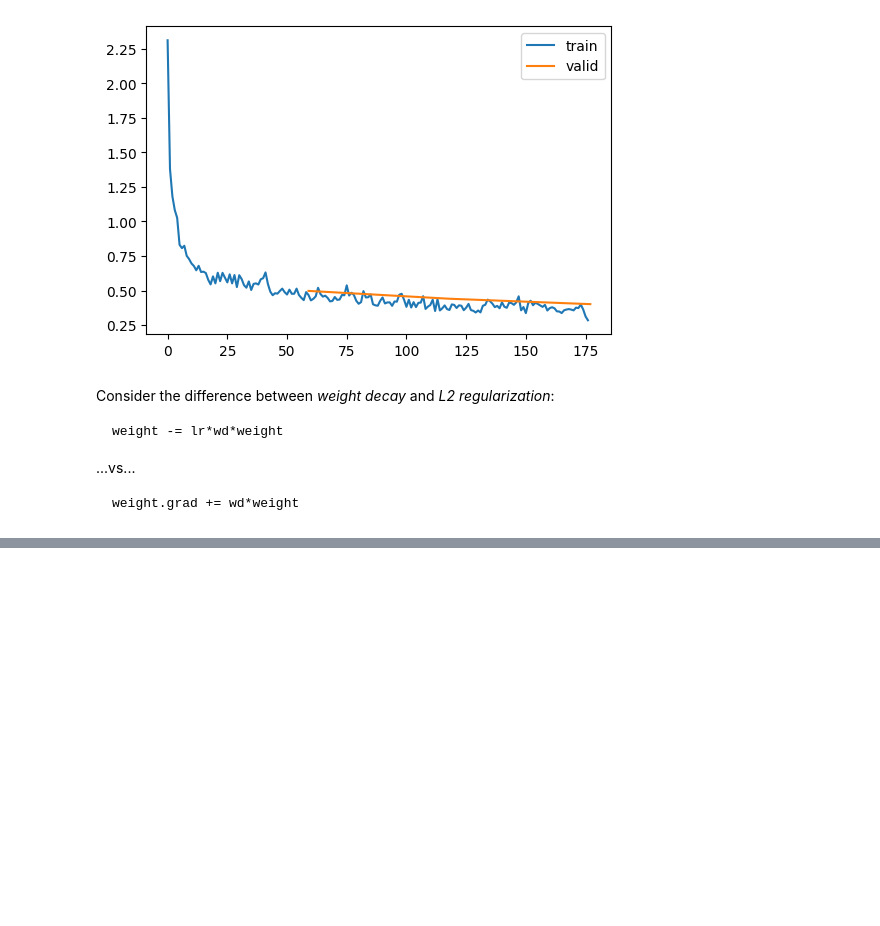
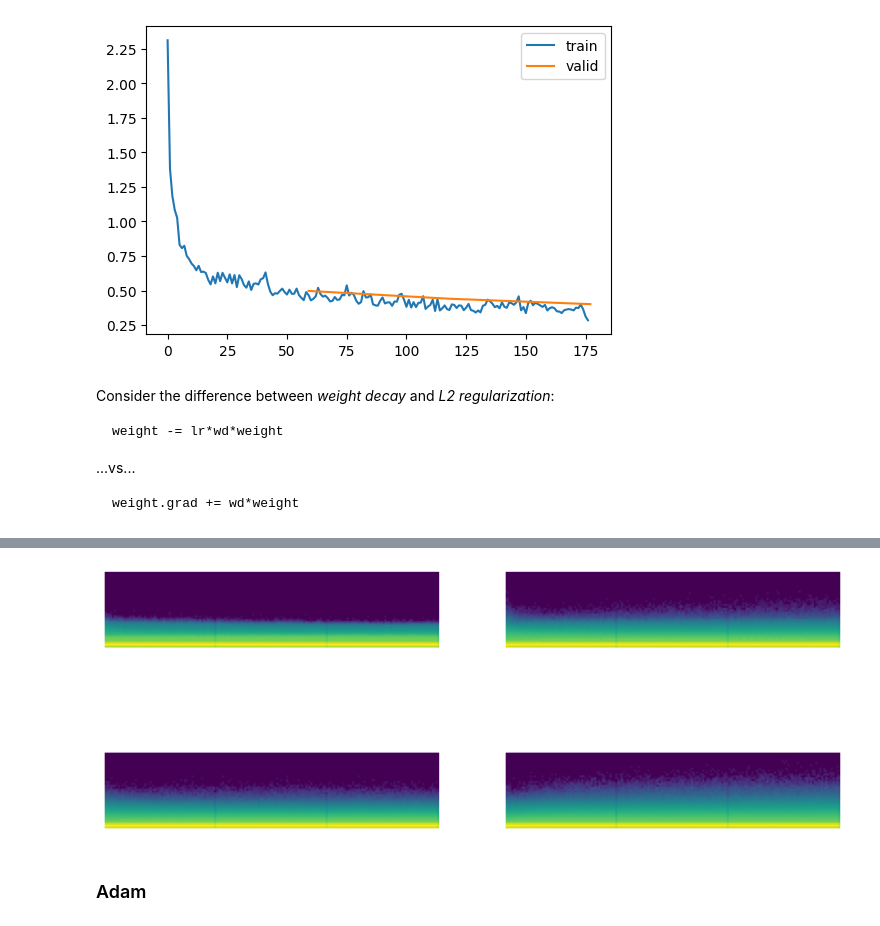
Before and after one commit to teome/diffusion-play, a Jupyter notebook: nbs/12_accel_sgd.ipynb, the cells around one changed output, grey strips where cells are left out. Drawn from its saved outputs; the diff is of its cells as text; code cells hidden in the pictures; blank space fills up the shorter version.

```diff
--- a/nbs/12_accel_sgd.ipynb
+++ b/nbs/12_accel_sgd.ipynb
@@ -115,0 +174,6 @@ weight.grad += wd*weight
+# %%
+astats.color_dim()
+# %% [output]
+[figure, added]
+# %% [markdown]
+### Adam
```
Also changed, not shown: parts of 30 cells of this notebook.
